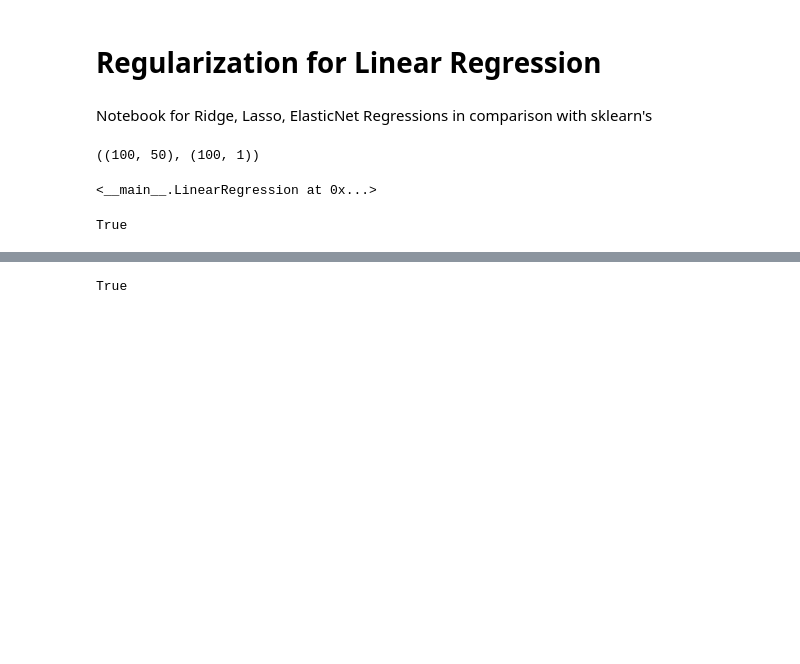
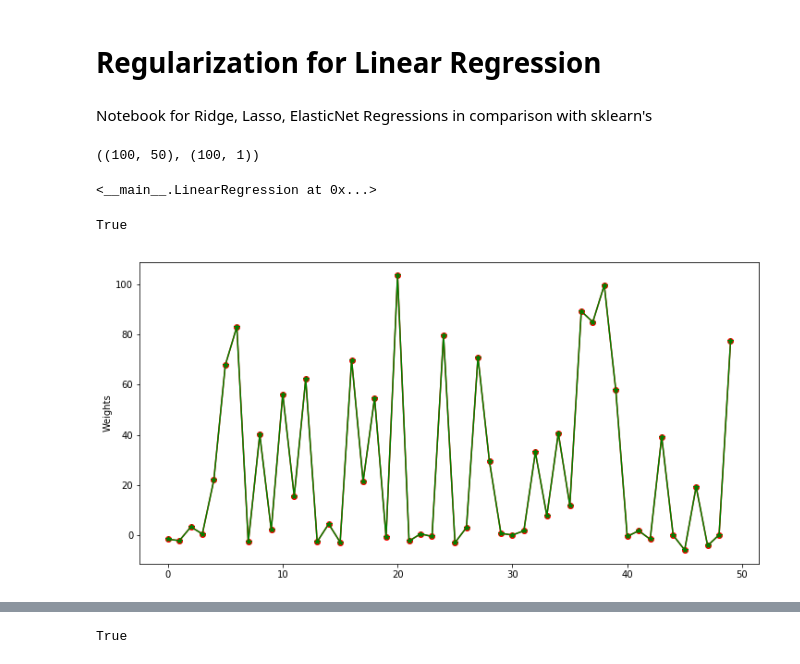
Before and after one commit to RomanSafronenkov/Algorithms, a Jupyter notebook: files/Regularization for Linear Regression.ipynb, the cells around one changed output, grey strips where cells are left out. Drawn from its saved outputs; the diff is of its cells as text; code cells hidden in the pictures; blank space fills up the shorter version.

```diff
--- a/files/Regularization for Linear Regression.ipynb
+++ b/files/Regularization for Linear Regression.ipynb
@@ -123,6 +123,13 @@ w = np.linalg.inv(x_ols.T.dot(x_ols)).dot(x_ols.T).dot(y)
 np.allclose(reg.w, w[1:])
 # %% [output]
 True
+# %%
+plt.figure(figsize=(12, 6))
+plt.plot(range(len(reg.w)), reg.w.ravel(), 'ro-')
+plt.plot(range(len(reg.w)), w[1:].ravel(), 'g*-')
+plt.ylabel('Weights');
+# %% [output]
+[figure, added]
 # %%
 reg_ridge = RidgeRegression(10)
 reg_ridge.fit(x, y, n_iter=10000)
```
Also changed, not shown: parts of 10 cells of this notebook.
